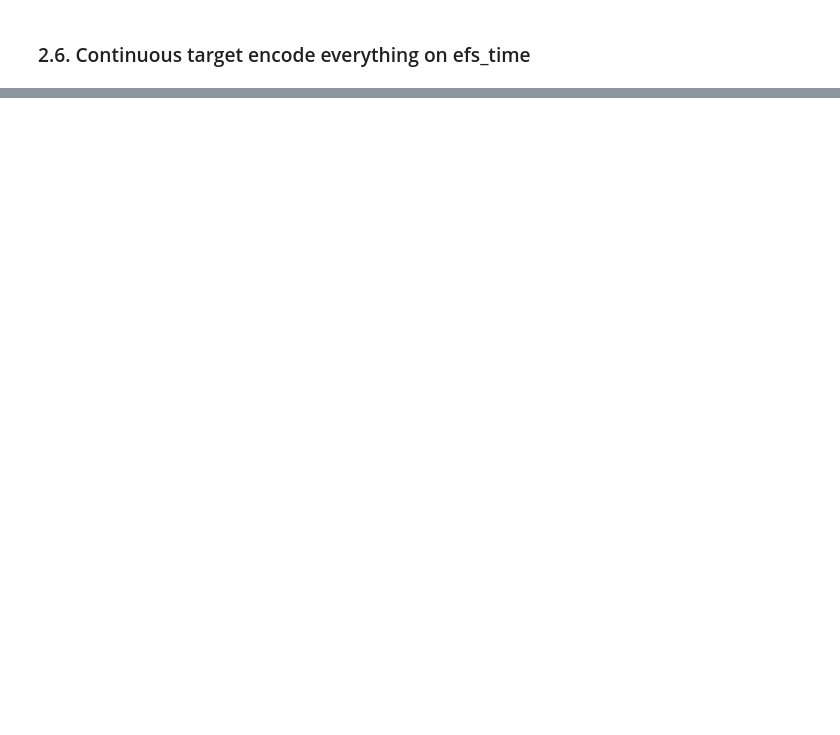
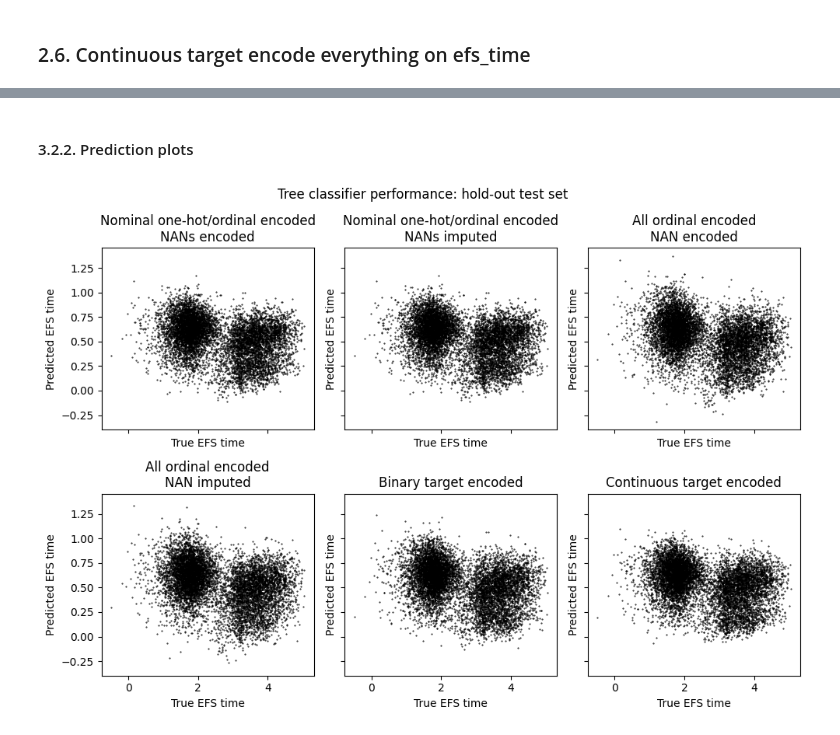
Before and after one commit to gperdrizet/HSCT_survival, a Jupyter notebook: notebooks/01.2-data_cleaning_encoding.ipynb, the cells around one changed output, grey strips where cells are left out. Cells and saved outputs as stored; diff of their text form; code cells hidden in the pictures; blank space fills up the shorter version.

Commit message:
Added test of dataset performace in gradient boosting regression.

```diff
--- a/notebooks/01.2-data_cleaning_encoding.ipynb
+++ b/notebooks/01.2-data_cleaning_encoding.ipynb
@@ -66,3 +108,8 @@ with open(datasets_file, 'wb') as output_file:
+# %%
+# Dataset testing results
+datasets_test_results_file=f'{config.DATA_PATH}/results/data/01.2-datasets_test_results.pkl'
+datasets_test_performance_plots=f'{config.DATA_PATH}/results/plots/01.2-datasets_test_performance.jpg'
+datasets_test_residuals_plots=f'{config.DATA_PATH}/results/plots/01.2-datasets_test_residuals.jpg'
 # %% [markdown]
 ## 1. Input data
 
@@ -478,0 +529,22 @@ memory usage: 13.0+ MB
+# %%
+scoring_results={
+    'Model': [],
+    'RMSE': [],
+    'C-index': [],
+    'Stratified C-index': []
+}
+
+for dataset in predictions.keys():
+
+    scoring_results=helper_funcs.score_predictions(
+        dataset,
+        predictions[dataset],
+        labels[dataset]['efs_time'].values,
+        labels[dataset]['efs'].values,
+        race_groups[dataset],
+        labels[dataset].index,
+        results=scoring_results
+    )
+
+scoring_results_df=pd.DataFrame(scoring_results)
+scoring_results_df.head(len(scoring_results_df))
@@ -478,0 +559,20 @@ memory usage: 13.0+ MB
+# %% [markdown]
+#### 3.2.2. Prediction plots
+# %%
+fig, axs=plt.subplots(2,3, figsize=(10,7), sharex=True, sharey=True)
+axs=axs.flatten()
+
+fig.suptitle('Tree classifier performance: hold-out test set')
+
+for i, dataset in enumerate(predictions.keys()):
+
+    axs[i].set_title(dataset.replace(', ', '\n'))
+    axs[i].scatter(labels[dataset]['efs_time'], predictions[dataset], color='black', s=0.2)
+    axs[i].set_xlabel('True EFS time')
+    axs[i].set_ylabel('Predicted EFS time')
+
+fig.tight_layout()
+fig.savefig(datasets_test_performance_plots, dpi=300, bbox_inches='tight')
+fig.show()
+# %% [output]
+[figure, added]
```
Also changed, not shown: parts of 22 cells of this notebook, 3 other files.
